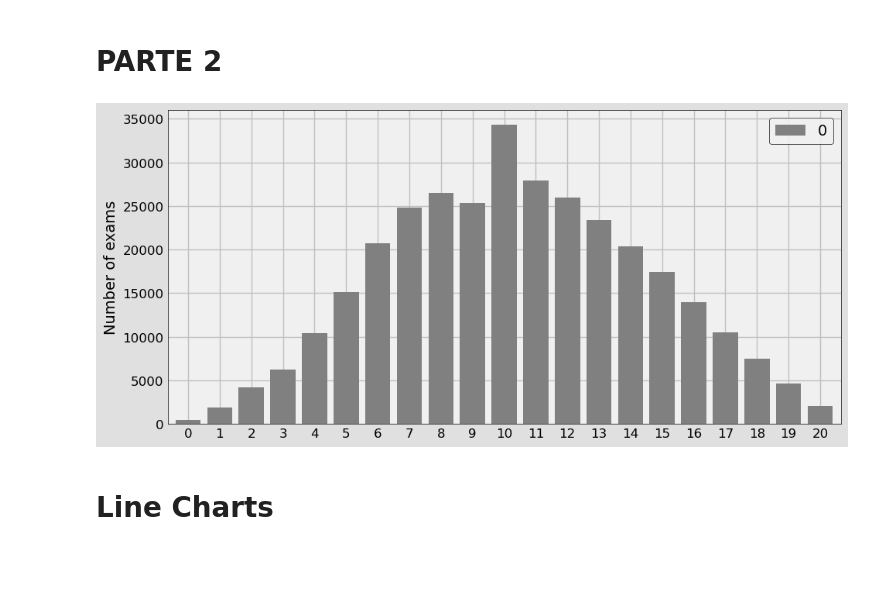
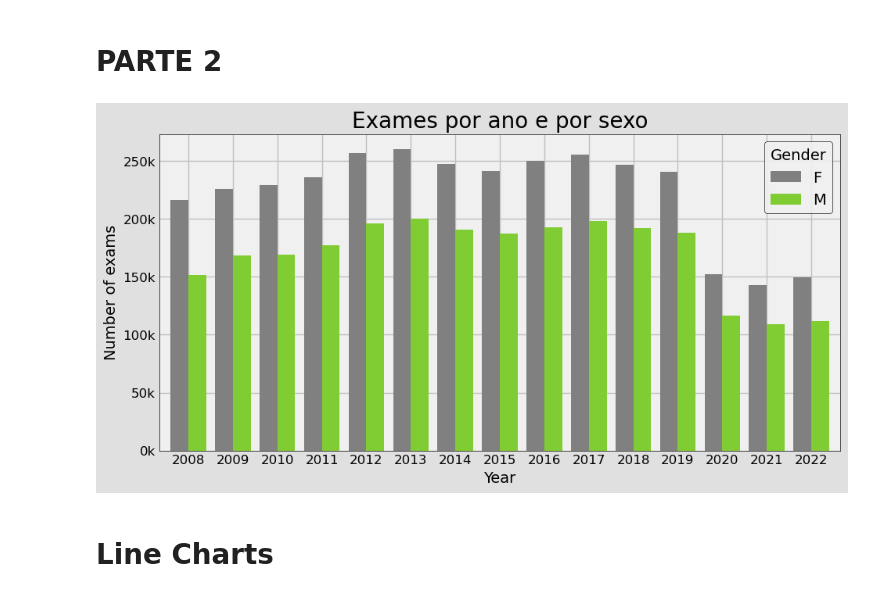
Before and after one commit to samueldatasci/ENES, a Jupyter notebook: code/analysis.ipynb, the cells around one changed output. Saved outputs shown, nothing was run; the diff lists cells and outputs as text; code cells hidden in the pictures; blank space fills up the shorter version.

```diff
--- a/code/analysis.ipynb
+++ b/code/analysis.ipynb
@@ -99,22 +104,2 @@ chart(kind="bar", df=dfsubset, xvar='Class_Exam_Rounded', xlabel="Exam score", y
 # %% [markdown]
 # PARTE 2
-# %%
-
-
-dfsubset = dfAllFase1[ dfAllFase1['ano'] == 2018]
-Title =
-chart(kind="bar", df=dfsubset, xvar='Class_Exam_Rounded', yvar=None, zlabel="", title=title)
-
-dfsubset = dfAllFase1[ dfAllFase1['ano'] == 2019]
-chart(kind="bar", df=dfsubset, xvar='Class_Exam_Rounded', yvar=None)
-
-dfsubset = dfAllFase1[ dfAllFase1['ano'] == 2020]
-chart(kind="bar", df=dfsubset, xvar='Class_Exam_Rounded', yvar=None)
-
-dfsubset = dfAllFase1[ dfAllFase1['ano'] == 2021]
-chart(kind="bar", df=dfsubset, xvar='Class_Exam_Rounded', yvar=None)
-
-dfsubset = dfAllFase1[ dfAllFase1['ano'] == 2022]
-chart(kind="bar", df=dfsubset, xvar='Class_Exam_Rounded', yvar=None)
-# %% [output]
-[figure, removed]
@@ -132,2 +106,9 @@ barchart_nseries(dfAll, xAxis='ano', dataSeries='Sexo', values='counts', stacked
+# %%
+from ChartUtils import barchart_nseries
+
+title = "Exames por ano e por sexo"
+chart(kind="bar", df=dfAll, xvar="ano", xlabel="Year", yvar=None, zvar="Sexo", zlabel="Gender", title=title, yAxisScale=1/1000, yAxisScaleSymbol='k', stacked=False, normalize=False)
+# %% [output]
+[figure, added]
 # %% [markdown]
 # Line Charts
```
Also changed, not shown: parts of 21 cells of this notebook, 3 other files.
